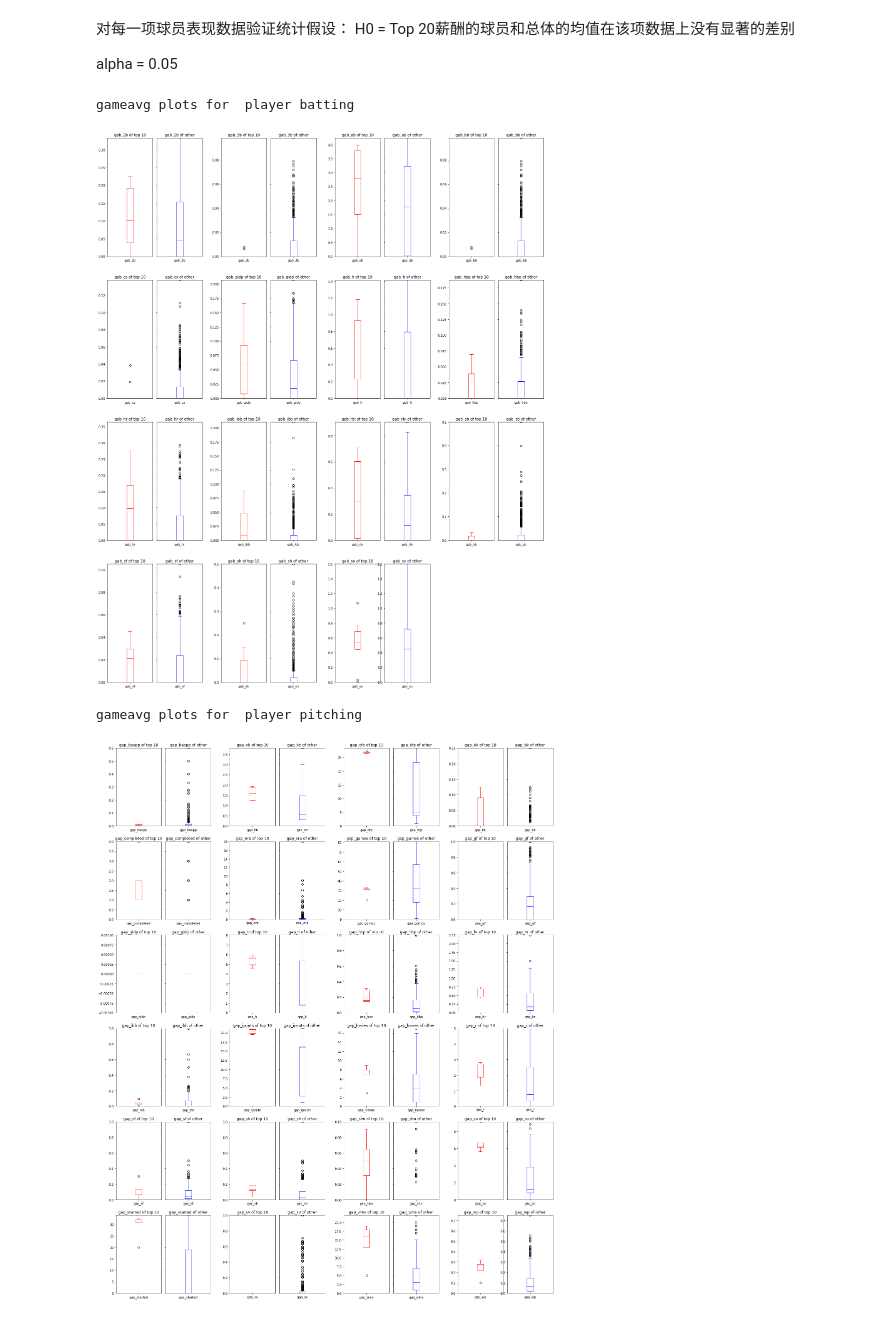
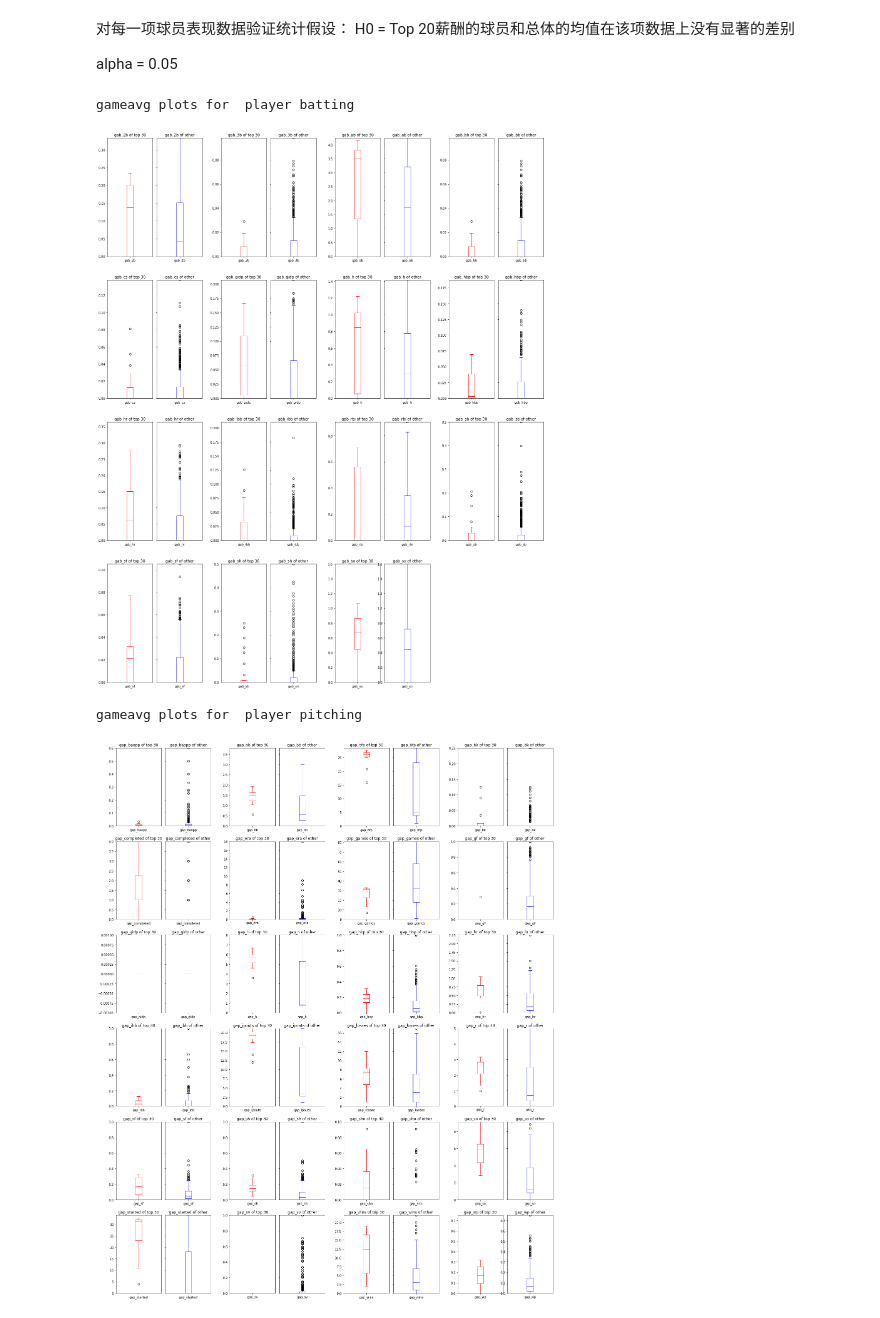
Before and after one commit to brucexin/udacity_nd002-cn-basic-2-baseball, a Jupyter notebook: main.ipynb, the cells around one changed output. Cells and saved outputs as stored; diff of their text form; code cells hidden in the pictures.

```diff
--- a/main.ipynb
+++ b/main.ipynb
@@ -327,0 +352,2 @@ print salaries_df
+# %%
+ax = year_salaries_df.loc[2015].salary.plot.box()
@@ -972,11 +984,11 @@ def gameavg_plots(salary_top, gameavg_df, year_salaries_df, yearID, title):
 # %%
-gameavg_plots(10, ga_batting_df, year_salaries_df, 2015, 'player batting')
+gameavg_plots(30, ga_batting_df, year_salaries_df, 2015, 'player batting')
 # %% [output]
 gameavg plots for  player batting
-[figure, old version]
+[figure, new version]
 # %%
-gameavg_plots(10, ga_pitching_df, year_salaries_df, 2015, 'player pitching')
+gameavg_plots(30, ga_pitching_df, year_salaries_df, 2015, 'player pitching')
 # %% [output]
 gameavg plots for  player pitching
-[figure, old version]
+[figure, new version]
 # %%
```
Also changed, not shown: parts of 14 cells of this notebook, 1 other file.
